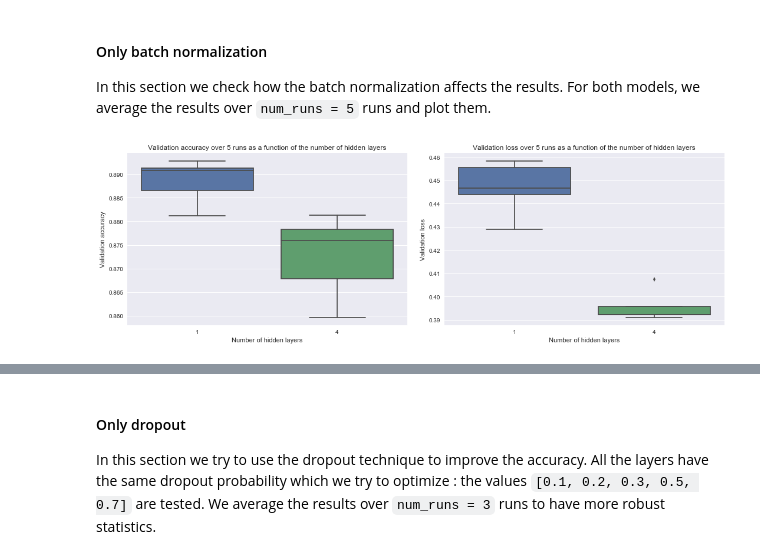
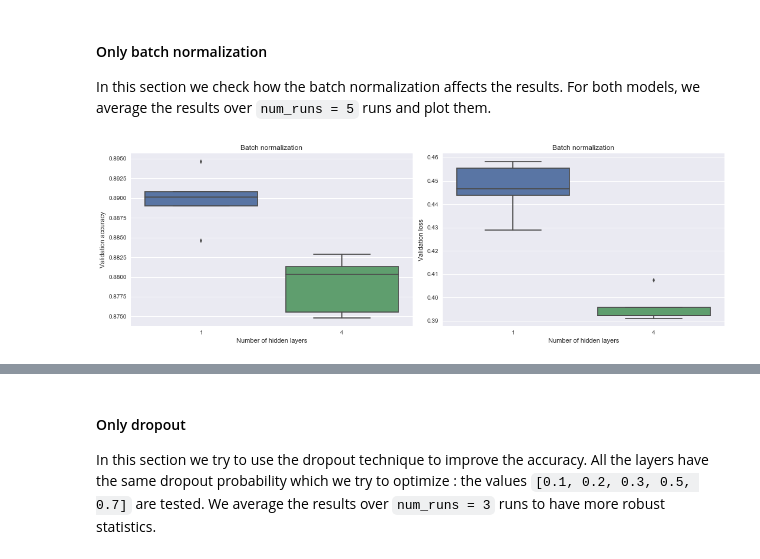
Before and after one commit to SSappy/ANN-Project-1, a Jupyter notebook: miniproject1.ipynb, the cells around one changed output, grey strips where cells are left out. Drawn from its saved outputs; the diff is of its cells as text; code cells hidden in the pictures.

```diff
--- a/miniproject1.ipynb
+++ b/miniproject1.ipynb
@@ -740,7 +753,10 @@ histories_acc = np.array(histories_acc)
 final_val_loss = histories_loss[:,:,-1]
 final_val_acc = histories_acc[:,:,-1]
 val_loss = np.min(histories_loss, axis=2)
-val_acc = np.take(histories_acc, np.argmin(histories_loss, axis=2))
+val_acc = []
+for (j, i) in enumerate(np.argmin(histories_loss, axis=2)):
+    val_acc.append(np.diag(np.take(histories_acc[j],i.tolist(), axis=1)).tolist())
+val_acc = np.array(val_acc)
 # %%
 fig, ax = plt.subplots(1, 2, figsize=(15,5))
 
@@ -1153,7 +1161,7 @@ def create_model4(bn=False, dropout=0, l1_rate=0, l2_rate=0):
     if bn:
         model4.add(BatchNormalization())
     if dropout > 0:
-        model1.add(Dropout(dropout))
+        model4.add(Dropout(dropout))
     model4.add(Dense(N_h_4,
                      activation='relu',
                      kernel_regularizer=reg,
@@ -1163,7 +1171,7 @@ def create_model4(bn=False, dropout=0, l1_rate=0, l2_rate=0):
     if bn:
         model4.add(BatchNormalization())
     if dropout > 0:
-        model1.add(Dropout(dropout))
+        model4.add(Dropout(dropout))
     model4.add(Dense(N_h_4,
                      activation='relu',
                      kernel_regularizer=reg,
@@ -1173,7 +1181,7 @@ def create_model4(bn=False, dropout=0, l1_rate=0, l2_rate=0):
     if bn:
         model4.add(BatchNormalization())
     if dropout > 0:
-        model1.add(Dropout(dropout))
+        model4.add(Dropout(dropout))
     model4.add(Dense(N_h_4,
                      activation='relu',
                      kernel_regularizer=reg,
@@ -1183,7 +1191,7 @@ def create_model4(bn=False, dropout=0, l1_rate=0, l2_rate=0):
     if bn:
         model4.add(BatchNormalization())
     if dropout > 0:
-        model1.add(Dropout(dropout))
+        model4.add(Dropout(dropout))
     model4.add(Dense(N_out, activation='softmax'))
 
     return model4
@@ -1347,50 +1360,58 @@ histories4 = load_obj('ex6_bn_histories4')
 # %%
 histories1 = load_obj('ex6_bn_histories1')
 histories4 = load_obj('ex6_bn_histories4')
 
-val_acc1_bn = []
-val_acc4_bn = []
-val_loss1_bn = []
-val_loss4_bn = []
+histories1_loss =[]
+histories1_acc =[]
+histories4_loss =[]
+histories4_acc =[]
 
 for i in range(len(histories1)):
-    val_acc1_bn.append(histories1[i]['val_acc'])
-    val_loss1_bn.append(histories1[i]['val_loss'])
+    histories1_acc.append(histories1[i]['val_acc'])
+    histories1_loss.append(histories1[i]['val_loss'])
 
-val_acc1_bn = np.array(val_acc1_bn)
-val_loss1_bn = np.array(val_loss1_bn)
+histories1_acc = np.array(histories1_acc)
+histories1_loss = np.array(histories1_loss)
 
 for i in range(len(histories1)):
-    val_acc4_bn.append(histories4[i]['val_acc'])
-    val_loss4_bn.append(histories4[i]['val_loss'])
+    histories4_acc.append(histories4[i]['val_acc'])
+    histories4_loss.append(histories4[i]['val_loss'])
 
+histories4_acc = np.array(histories4_acc)
+histories4_loss = np.array(histories4_loss)
+
+val_loss1_bn = np.min(histories1_loss, axis=1)
+val_acc1_bn = []
+for (j, i) in enumerate(np.argmin(histories1_loss, axis=1)):
+    val_acc1_bn.append(histories1_acc[j][i])
+val_acc1_bn = np.array(val_acc1_bn)
+
+val_loss4_bn = np.min(histories4_loss, axis=1)
+val_acc4_bn = []
+for (j, i) in enumerate(np.argmin(histories4_loss, axis=1)):
+    val_acc4_bn.append(histories4_acc[j][i])
 val_acc4_bn = np.array(val_acc4_bn)
-val_loss4_bn = np.array(val_loss4_bn)
 
-val_acc1_bn = np.take(val_acc1_bn, np.argmin(val_loss1_bn, axis=1))
-val_loss1_bn = np.min(val_loss1_bn, axis=1)
-val_acc4_bn = np.take(val_acc4_bn, np.argmin(val_loss4_bn, axis=1))
-val_loss4_bn = np.min(val_loss4_bn, axis=1)
 
 fig, ax = plt.subplots(1, 2, figsize=(15,5))
 
 sns.boxplot(data=[val_acc1_bn.T, val_acc4_bn.T], ax=ax[0])
-ax[0].set_title('Validation accuracy over 5 runs as a function of the number of hidden layers')
+ax[0].set_title('Batch normalization')
 ax[0].set_ylabel('Validation accuracy')
 ax[0].set_xlabel('Number of hidden layers')
 ax[0].set_xticklabels([1, 4], fontsize=10)
 
 sns.boxplot(data=[val_loss1_bn.T, val_loss4_bn.T], ax=ax[1])
-ax[1].set_title('Validation loss over 5 runs as a function of the number of hidden layers')
+ax[1].set_title('Batch normalization')
 ax[1].set_ylabel('Validation loss')
 ax[1].set_xlabel('Number of hidden layers')
 ax[1].set_xticklabels([1, 4], fontsize=10)
 
 plt.tight_layout()
 
 plt.show()
 # %% [output]
-[figure, old version]
+[figure, new version]
 # %%
 print('On average, the model with 1 hidden layer performs {0}% accuracy and the model with 4 hidden'
       'layers performs {1}% accuracy.'
```
Also changed, not shown: parts of 47 cells of this notebook.
